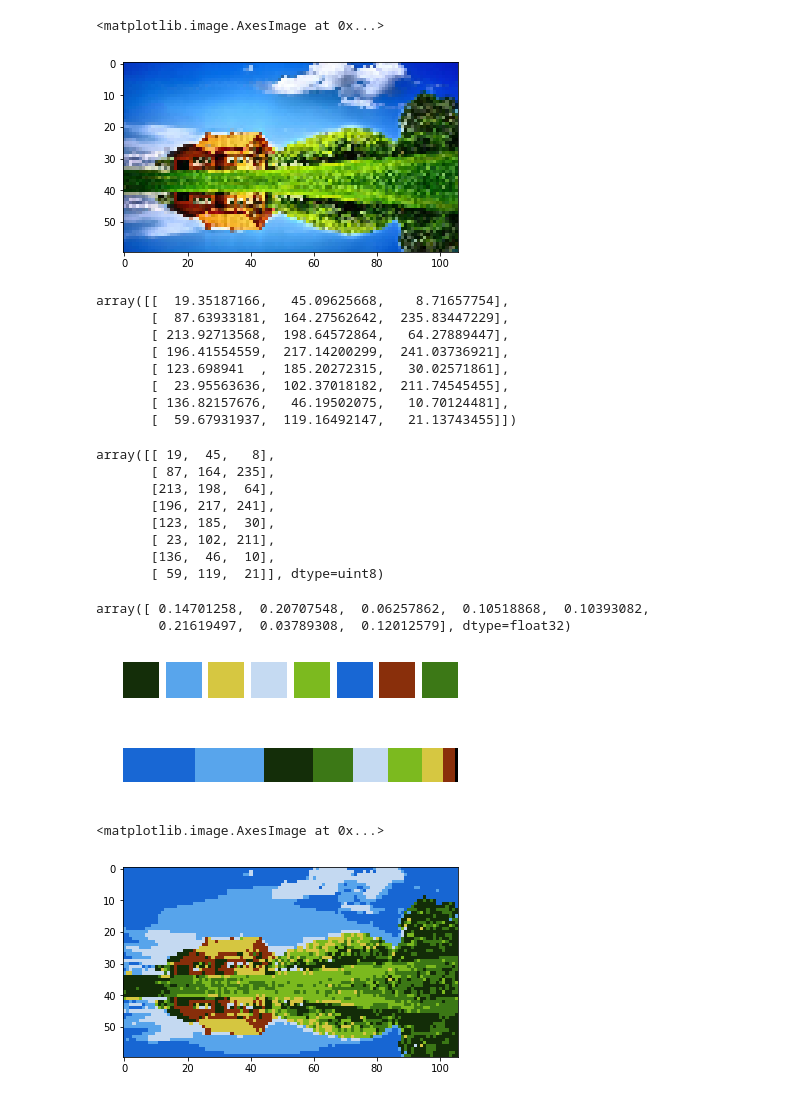
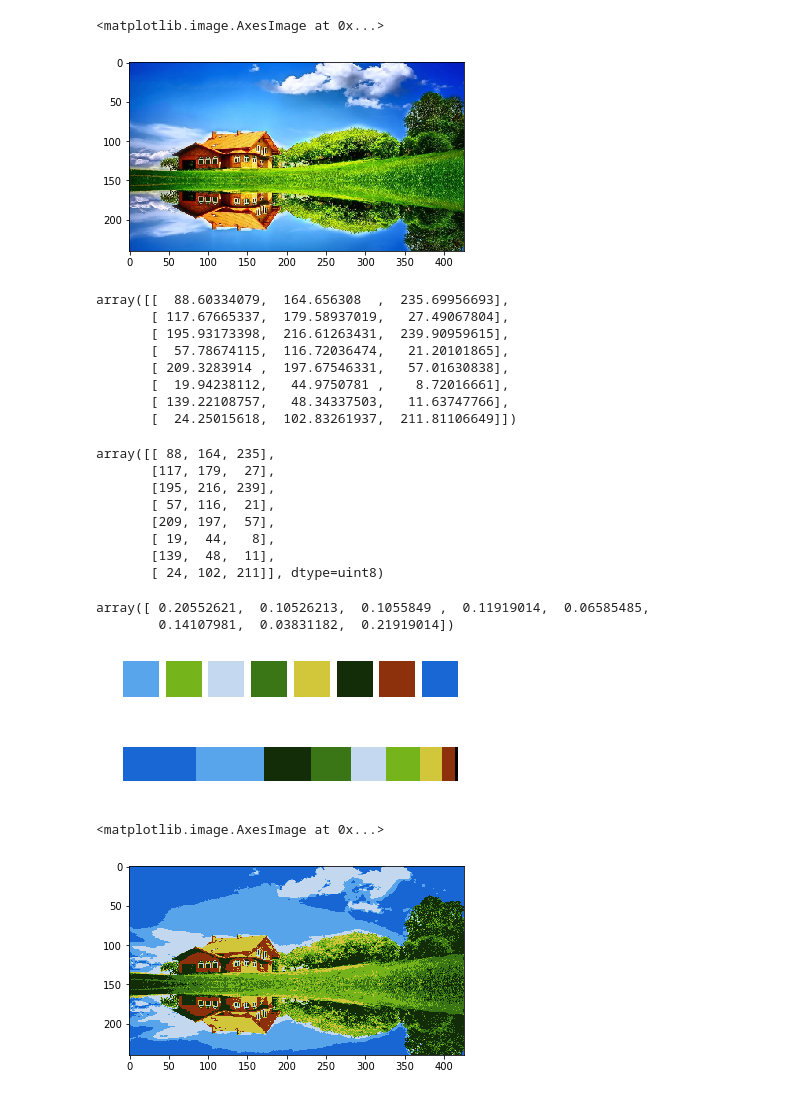
Before and after one commit to aayush6897/Machine-Learning, a Jupyter notebook: dominant-color/dominant-color_and_reproduction_using_dominant_colors.ipynb, the cells around one changed output. Cells and saved outputs as stored; diff of their text form; code cells hidden in the pictures.

```diff
--- a/dominant-color/dominant-color_and_reproduction_using_dominant_colors.ipynb
+++ b/dominant-color/dominant-color_and_reproduction_using_dominant_colors.ipynb
@@ -7,50 +7,50 @@ import cv2
 # %%
 im=cv2.imread('./image.jpg')
 im = cv2.cvtColor(im, cv2.COLOR_BGR2RGB)
 # To reshape
 r,c=im.shape[:2]
-orr=60
+orr=240
 oc=int(orr*float(c)/r)
 im=cv2.resize(im,(oc,orr))
 pixels = im.reshape((-1, 3))
 plt.imshow(im)
 # %% [output]
 <matplotlib.image.AxesImage at 0x...>
-[figure, old version]
+[figure, new version]
 # %%
 # Applying KMeans from scikit learn
 km = KMeans(n_clusters=8)
 km.fit(pixels)
 km.cluster_centers_
 # %% [output]
-array([[  19.35187166,   45.09625668,    8.71657754],
-       [  87.63933181,  164.27562642,  235.83447229],
-       [ 213.92713568,  198.64572864,   64.27889447],
-       [ 196.41554559,  217.14200299,  241.03736921],
-       [ 123.698941  ,  185.20272315,   30.02571861],
-       [  23.95563636,  102.37018182,  211.74545455],
-       [ 136.82157676,   46.19502075,   10.70124481],
-       [  59.67931937,  119.16492147,   21.13743455]])
+array([[  88.60334079,  164.656308  ,  235.69956693],
+       [ 117.67665337,  179.58937019,   27.49067804],
+       [ 195.93173398,  216.61263431,  239.90959615],
+       [  57.78674115,  116.72036474,   21.20101865],
+       [ 209.3283914 ,  197.67546331,   57.01630838],
+       [  19.94238112,   44.9750781 ,    8.72016661],
+       [ 139.22108757,   48.34337503,   11.63747766],
+       [  24.25015618,  102.83261937,  211.81106649]])
 # %%
 colors = np.asarray(km.cluster_centers_, dtype='uint8')
 colors
 # %% [output]
-array([[ 19,  45,   8],
-       [ 87, 164, 235],
-       [213, 198,  64],
-       [196, 217, 241],
-       [123, 185,  30],
-       [ 23, 102, 211],
-       [136,  46,  10],
-       [ 59, 119,  21]], dtype=uint8)
+array([[ 88, 164, 235],
+       [117, 179,  27],
+       [195, 216, 239],
+       [ 57, 116,  21],
+       [209, 197,  57],
+       [ 19,  44,   8],
+       [139,  48,  11],
+       [ 24, 102, 211]], dtype=uint8)
 # %%
 # To calculate % of each dominant color
 per = np.asarray(np.unique(km.labels_, return_counts=True)[1], dtype='float32')
 per = per / pixels.shape[0]
 per
 # %% [output]
-array([ 0.14701258,  0.20707548,  0.06257862,  0.10518868,  0.10393082,
-        0.21619497,  0.03789308,  0.12012579], dtype=float32)
+array([ 0.20552621,  0.10526213,  0.1055849 ,  0.11919014,  0.06585485,
+        0.14107981,  0.03831182,  0.21919014])
 # %%
 # To visualize dominant colors
 plt.figure(0)
@@ -61,7 +61,7 @@ for ix in range(colors.shape[0]):
     plt.axis("off")
     plt.imshow(patch)
 # %% [output]
-[figure, old version]
+[figure, new version]
 # %%
 dom = [[per[ix], colors[ix]] for ix in range(km.n_clusters)]
 DOM = sorted(dom, key=lambda z: z[0], reverse=True)
@@ -92,4 +92,4 @@ xn=pixels.reshape((orr,oc,3))
 plt.imshow(xn)
 # %% [output]
 <matplotlib.image.AxesImage at 0x...>
-[figure, old version]
+[figure, new version]
```
